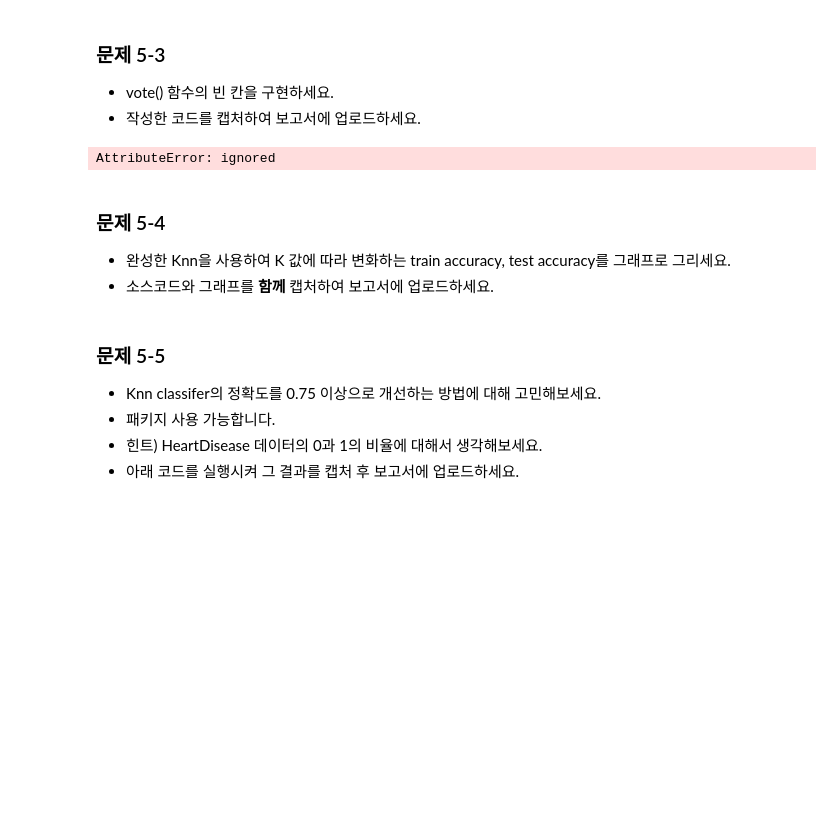
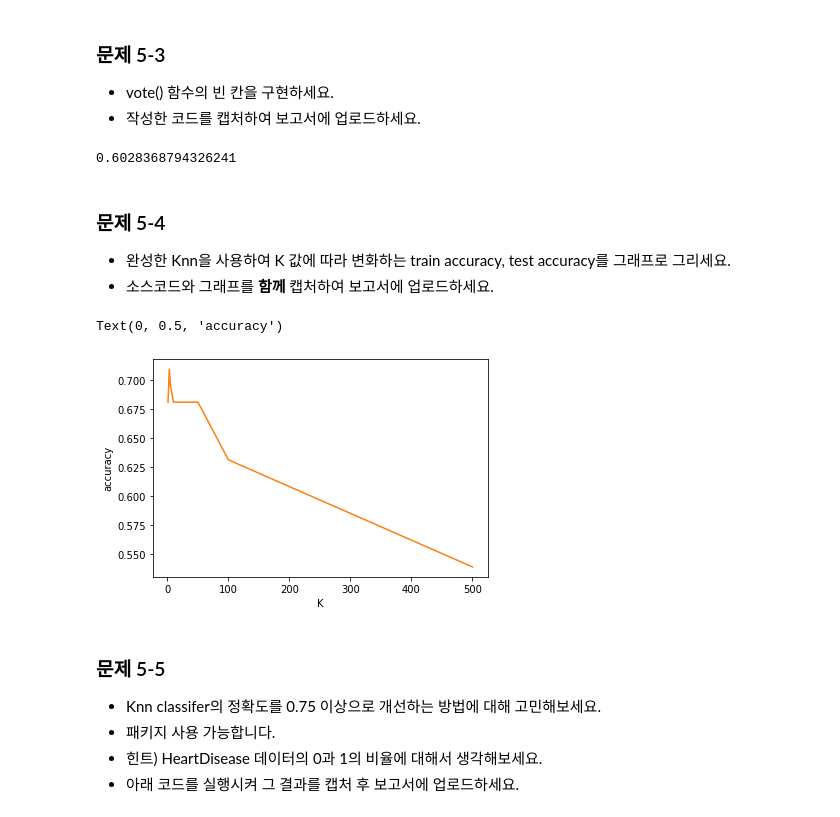
Before and after one commit to 9659tig/2022S-ML, a Jupyter notebook: HW01_201821321_최준호.ipynb, the cells around one changed output. Drawn from its saved outputs; the diff is of its cells as text; code cells hidden in the pictures; blank space fills up the shorter version.

```diff
--- a/HW01_201821321_최준호.ipynb
+++ b/HW01_201821321_최준호.ipynb
@@ -524,11 +526,12 @@ class Knn():
             ################ 코드 시작  #####################
 
             #dict를 오름차순으로 정렬하고 value를 k개만큼 labels에 담음
-            sorted_distance = sorted(distance.items(),key=lambda x: x[1])
-            temp = list(sorted_distance.values())
+            sorted_distance = dict(sorted(distance.items(),key=lambda x: x[1]))
+            temp = list(sorted_distance.keys())
+
             labels=[]
-            for i in range(self.k):
-              labels.append(temp[i])
+            for j in range(self.k):
+              labels.append(self.y[temp[j]])
 
             ################ 코드 끝  #######################
             ###############################################
@@ -583,12 +586,8 @@ class Knn():
       for i in labels:
         if i == 0:
           cnt+=1
-      if cnt < (self.k/2):
+      if cnt <= (self.k//2):
         selected = 1
-      else:
-        selected = 0
-
-
       ################ 코드 끝  ######################
       ##############################################
 
@@ -609,7 +608,7 @@ result = classifier.predict(X_test)
 # 실제 label과 예측한 label의 score를 계산합니다.
 accuracy_score(y_test, result)
 # %% [output]
-AttributeError: ignored
+0.6028368794326241
 # %% [markdown]
 ### 문제 5-4
 * 완성한 Knn을 사용하여 K 값에 따라 변화하는 train accuracy, test accuracy를 그래프로 그리세요.
@@ -617,22 +616,37 @@ AttributeError: ignored
 # %%
 K = [1, 3, 5, 10, 50, 100, 500]
 train_acc = []
 test_acc = []
 
 ################  문제 5-4  ####################
 # 소스코드를 입력하고 캡처 후 보고서에 업로드하세요.
 # 코드 시작과 코드 끝 라인을 삭제하지 마세요.
 ################ 코드 시작  #####################
 
-# 소스코드를 입력하고 그래프와 함께 캡처 후 보고서에 업로드 하세요
+
+# test set에 대해 predict를 진행합니다.
+
+# 실제 label과 예측한 label의 score를 계산합니다.
+for i in K:
+  classifier = Knn(i)
+
+  train_acc.append(classifier.fit(X_train, y_train))
+
+  classifier.fit(X_train, y_train)
+  result = classifier.predict(X_test)
+
+  test_acc.append(accuracy_score(y_test, result))
 
 ################ 코드 끝  ######################
 # x축을 K값, y축을 정확도로하여 K에 대한 train, test의 정확도에 대한 그래프 생성
 plt.figure()
 plt.plot(K, train_acc, label='train accuracy')
 plt.plot(K, test_acc, label='test accuracy')
 plt.xlabel('K')
 plt.ylabel('accuracy')
+# %% [output]
+Text(0, 0.5, 'accuracy')
+[figure, added]
 # %% [markdown]
 ### 문제 5-5
 * Knn classifer의 정확도를 0.75 이상으로 개선하는 방법에 대해 고민해보세요.
```
Also changed, not shown: parts of 5 cells of this notebook.
